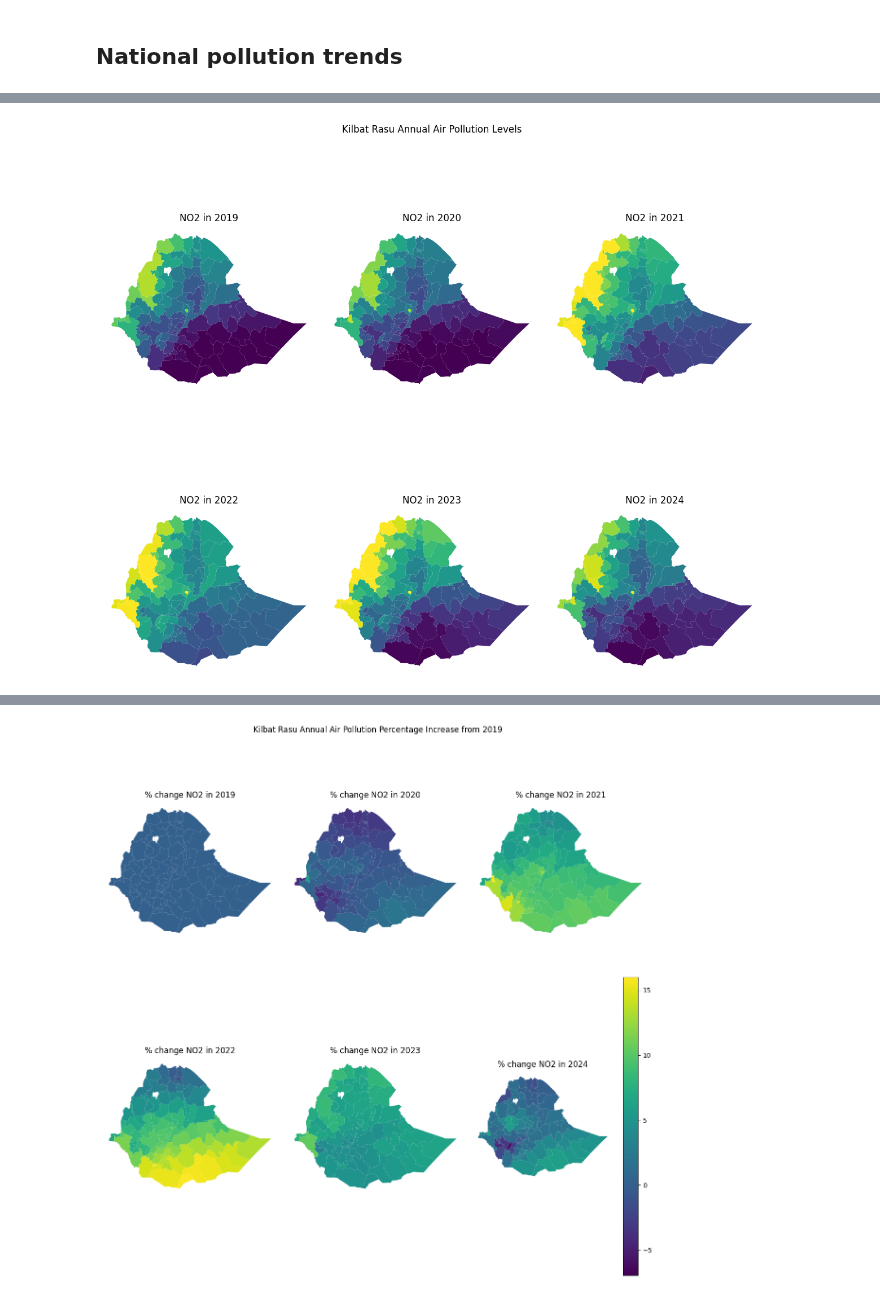
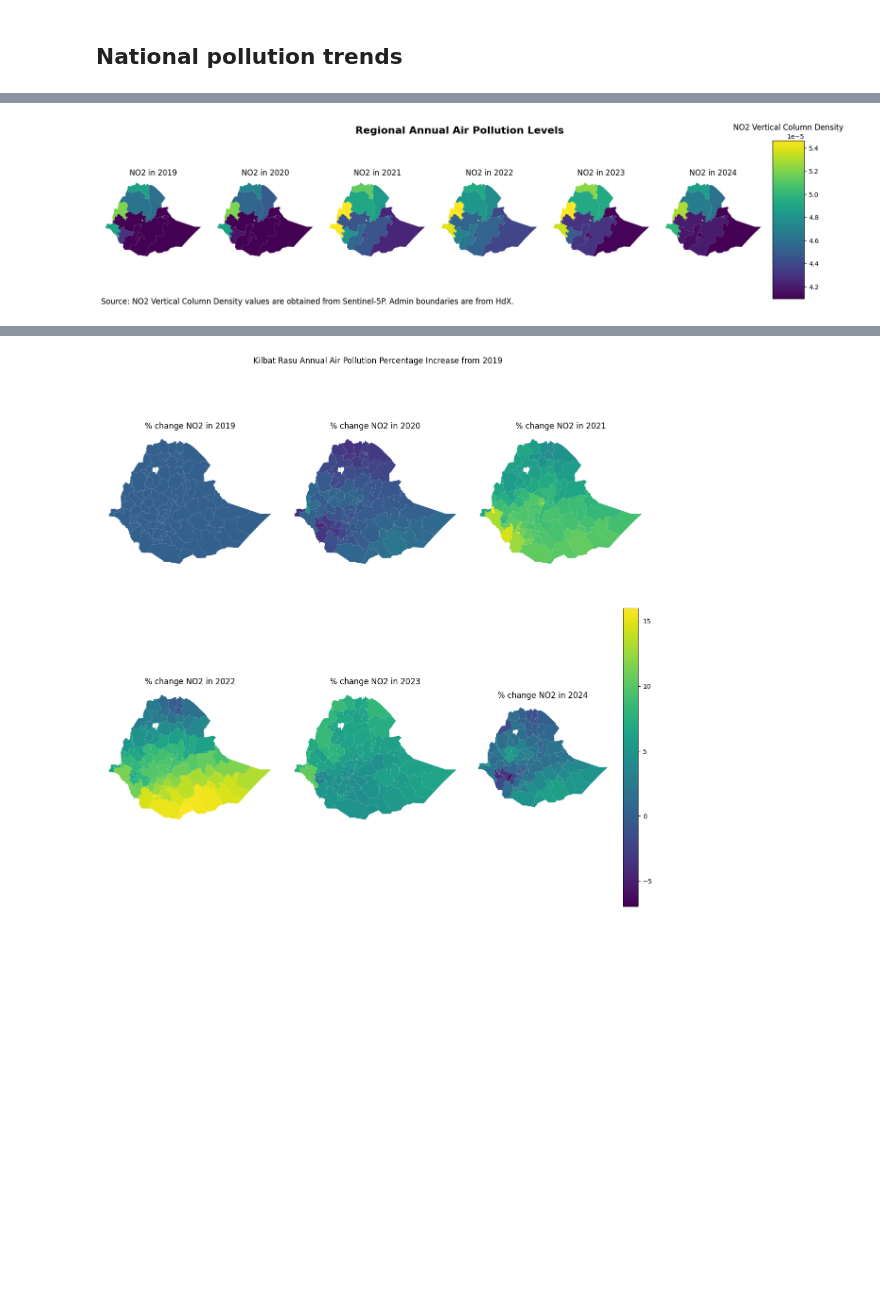
Before and after one commit to datapartnership/ethiopia-economic-monitoring, a Jupyter notebook: notebooks/air-pollution/air_pollution_ethiopia.ipynb, the cells around one changed output, grey strips where cells are left out. Saved outputs shown, nothing was run; the diff lists cells and outputs as text; code cells hidden in the pictures; blank space fills up the shorter version.

Commit message:
pollution updates

```diff
--- a/notebooks/air-pollution/air_pollution_ethiopia.ipynb
+++ b/notebooks/air-pollution/air_pollution_ethiopia.ipynb
@@ -67,17 +136,26 @@ def clean_air_pollution(df):
 
     df.rename(columns={'date':'event_date', 'mean':'mean_NO2', 'NO2_column_number_density':'NO2', 'startMonth':'event_date'}, inplace=True)
     df['event_date'] = pd.to_datetime(df['event_date'])
+# %%
+def match_raw_file_columns(df):
+    if 'ADM1_EN' in df.columns or 'ADM0_EN' in df.columns:
+        df.rename(columns={'ADM0_EN':'admin0Name', 'ADM1_EN':'admin1Name', 'mean':'NO2'}, inplace=True)
 # %%
 #air_pollution = pd.read_csv('../../data/air_pollution/no2_ethiopia_20230101_20230103.csv')
-air_pollution_monthly_adm1 = pd.read_csv('../../data/air_pollution/adm1/ETH_ADM1_Monthly_NO2_2019_2024.csv')
+air_pollution_monthly_adm1 = pd.concat([pd.read_csv('../../data/air_pollution/adm1/ETH_ADM1_Monthly_NO2_2019_2024.csv'),
+                                        match_raw_file_columns(pd.read_csv('../../data/air_pollution/adm1/ETH_ADM1_no2_monthly_202410.csv')),
+                                        match_raw_file_columns(pd.read_csv('../../data/air_pollution/adm1/ETH_ADM1_no2_monthly_202411.csv')),
+                                        match_raw_file_columns(pd.read_csv('../../data/air_pollution/adm1/ETH_ADM1_no2_monthly_202412.csv'))])
 clean_air_pollution(air_pollution_monthly_adm1)
 
 air_pollution_monthly_adm1 = ethiopia_adm1[['ADM0_EN', 'ADM1_EN', 'geometry']].merge(air_pollution_monthly_adm1[['ADM0_EN', 'ADM1_EN', 'event_date','NO2']], on =['ADM0_EN','ADM1_EN'])
 # %%
 air_pollution_annual_adm1 = air_pollution_monthly_adm1.groupby([pd.Grouper(key='event_date', freq='YS'), 'ADM1_EN'])['NO2'].mean().reset_index()
-air_pollution_annual_adm1 = get_annual_baseline(air_pollution_annual_adm1, 2019, 'ADM1_EN')
+air_pollution_annual_adm1 = get_annual_baseline(air_pollution_annual_adm1, baseline_year=2019, group_column='ADM1_EN')
+air_pollution_annual_adm1 = get_annual_baseline(air_pollution_annual_adm1, baseline_year='PY', group_column='ADM1_EN')
 
-air_pollution_monthly_adm1 = get_monthly_baseline(air_pollution_monthly_adm1, 2019, 'ADM1_EN')
+air_pollution_monthly_adm1 = get_monthly_baseline(air_pollution_monthly_adm1, baseline_year=2019, group_column='ADM1_EN')
+air_pollution_monthly_adm1 = get_monthly_baseline(air_pollution_monthly_adm1, baseline_year='PY', group_column='ADM1_EN')
 # %%
 air_pollution_annual_adm0 = air_pollution_monthly_adm1.groupby([pd.Grouper(key='event_date', freq='YS'), 'ADM0_EN'])['NO2'].mean().reset_index()
 air_pollution_monthly_adm0 = air_pollution_monthly_adm1.groupby([pd.Grouper(key='event_date', freq='MS'), 'ADM0_EN'])['NO2'].mean().reset_index()
@@ -195,48 +280,65 @@ air_pollution_annual_adm2 = get_annual_baseline(air_pollution_annual_adm2, 2019,
 # %%
 import matplotlib.pyplot as plt
+import matplotlib.colors as mcolors
+
 
 # List of years you want to plot
 years = [2019,2020,2021,2022,2023,2024]  # You can extend this to more years if needed
 
 # Create a 2x2 grid for the plots
-fig, ax = plt.subplots(2, 3, figsize=(12, 12))
+fig, ax = plt.subplots(1, 7, figsize=(16, 4), gridspec_kw={'width_ratios': [1, 1, 1, 1, 1, 1, 0.3]})
 
 # # Flatten the axes array to make it easier to index
 ax = ax.flatten()
 
-vmin = air_pollution_monthly_adm2.groupby(['ADM2_EN'])[['NO2']].mean().reset_index()['NO2'].min()
-vmax = air_pollution_monthly_adm2.groupby(['ADM2_EN'])[['NO2']].mean().reset_index()['NO2'].max()
+vmin = air_pollution_annual_adm1.groupby(['ADM1_EN'])[['NO2']].mean().reset_index()['NO2'].min()
+vmax = air_pollution_annual_adm1.groupby(['ADM1_EN'])[['NO2']].mean().reset_index()['NO2'].max()
+cmap = 'viridis'
 
 # Loop through each year and create a plot in a 2x2 grid
 for i, year in enumerate(years):
 
     # Create the start and end date for each year dynamically
     start_date = f'{year}-01-01'
     end_date = f'{year}-12-31'
 
     # Filter and group the data by latitude and longitude for the given year
-    df = air_pollution_monthly_adm2[(air_pollution_monthly_adm2['event_date'] >= start_date) & (air_pollution_monthly_adm2['event_date'] <= end_date)] \
-            .groupby(['ADM2_EN'])['NO2'].mean().reset_index()
+    df = air_pollution_annual_adm1[(air_pollution_annual_adm1['event_date'] >= start_date) & (air_pollution_annual_adm1['event_date'] <= end_date)] \
+            .groupby(['ADM1_EN'])['NO2'].mean().reset_index()
     #print(df.shape)
 
     # Convert to GeoDataFrame and plot for each year
-    ethiopia_adm2[['ADM2_EN', 'geometry']].merge(df).plot(column='NO2', ax=ax[i], cmap='viridis', markersize=10,
+    ethiopia_adm1[['ADM1_EN', 'geometry']].merge(df).plot(column='NO2', ax=ax[i], cmap='viridis', markersize=10,
                                      vmin=vmin, vmax=vmax)
 
     # Set the title for each subplot
     ax[i].set_title(f'NO2 in {year}')
 
     # Remove the spines, ticks, and grid for a clean look
     ax[i].set_xticks([]); ax[i].set_yticks([]);
     for spine in ax[i].spines.values():
         spine.set_visible(False)
     ax[i].grid(False)
 
-# Automatically adjust the layout so the plots don't overlap
+norm = mcolors.Normalize(vmin=vmin, vmax=vmax)
+sm = plt.cm.ScalarMappable(cmap=cmap, norm=norm)
+sm.set_array([])  # Empty array for the colorbar
+
+cbar = fig.colorbar(sm, cax=ax[-1])
+ax[-1].set_title("NO2 Vertical Column Density")
+
+# Automatically adjust layout
 plt.tight_layout()
-plt.suptitle('Kilbat Rasu Annual Air Pollution Levels')
+plt.subplots_adjust(top=0.9)
+
+plt.suptitle('Regional Annual Air Pollution Levels', fontsize=16, fontweight='bold')
+
+# Add a footer text at the bottom
+plt.figtext(0.01, 0.01, "Source: NO2 Vertical Column Density values are obtained from Sentinel-5P. Admin boundaries are from HdX.",
+            ha="left", fontsize=12)
+
 
 # Show the plot
 plt.show()
 # %% [output]
-[figure, old version]
+[figure, new version]
```
Also changed, not shown: parts of 11 cells of this notebook.
